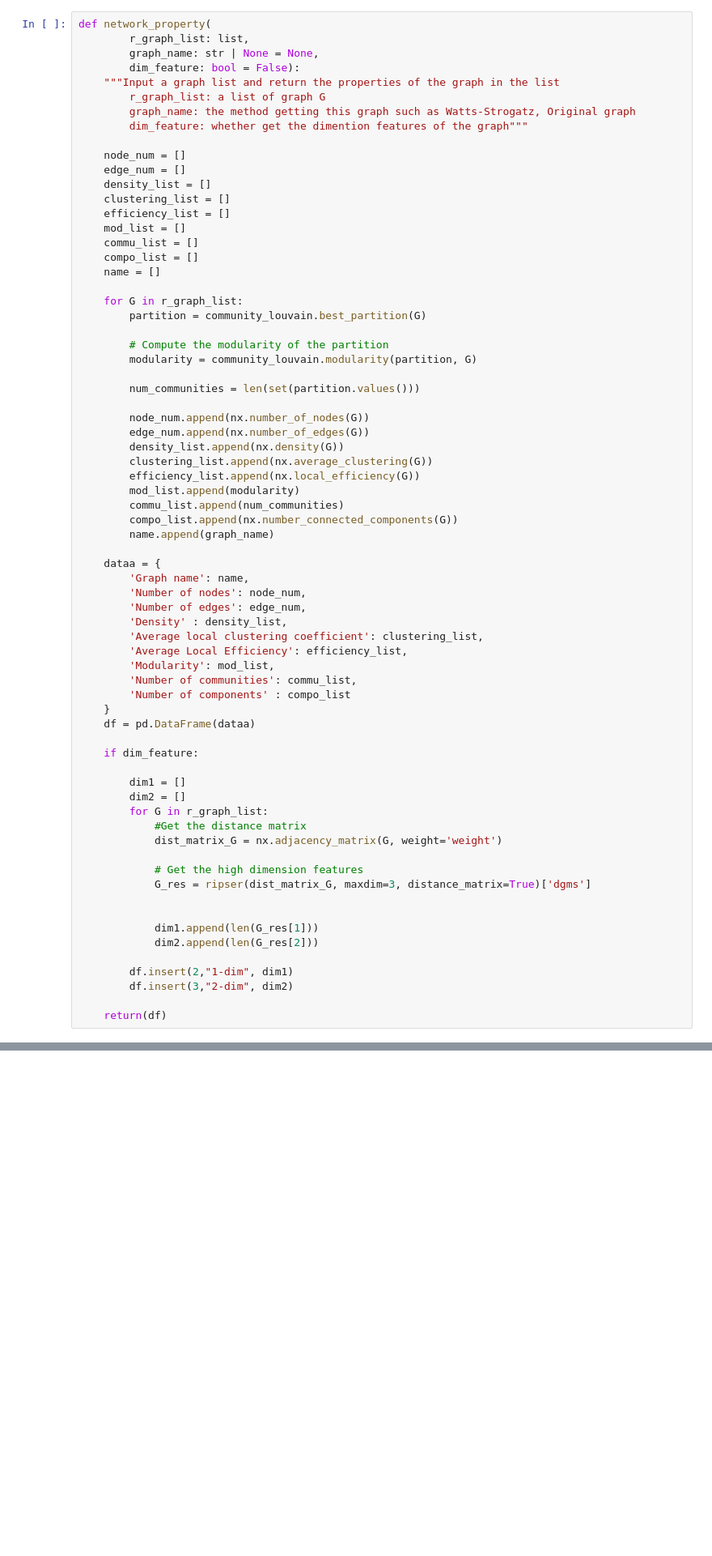
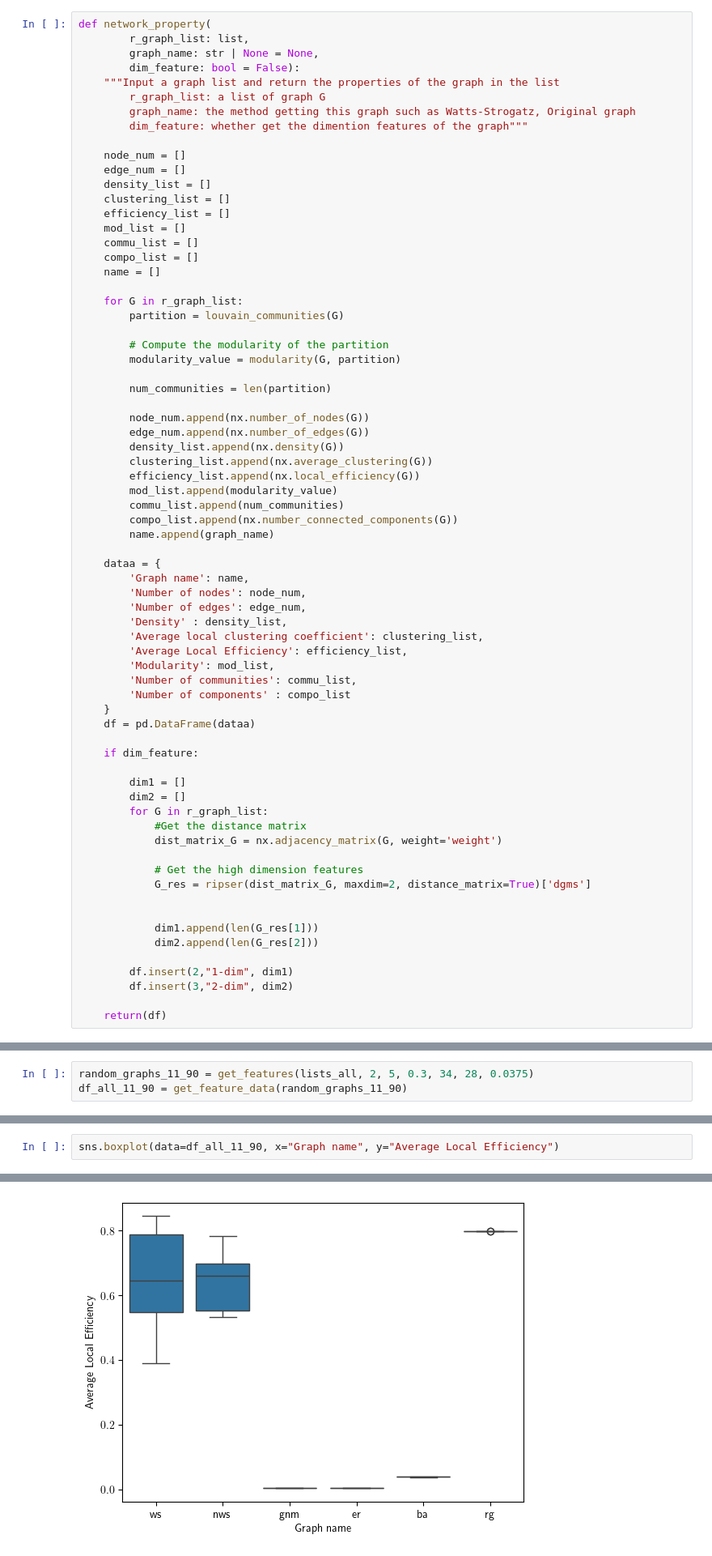
Before and after one commit to etscheelk/2024SummerTopo, a Jupyter notebook: Lucia/data-2.ipynb, the cells around one changed output, grey strips where cells are left out. Shown: that part at 81% size. Drawn from its saved outputs; the diff is of its cells as text; blank space fills up the shorter version.

```diff
--- a/Lucia/data-2.ipynb
+++ b/Lucia/data-2.ipynb
@@ -1116,19 +1287,19 @@ def network_property(
     name = []
 
     for G in r_graph_list:
-        partition = community_louvain.best_partition(G)
+        partition = louvain_communities(G)
 
         # Compute the modularity of the partition
-        modularity = community_louvain.modularity(partition, G)
+        modularity_value = modularity(G, partition)
 
-        num_communities = len(set(partition.values()))
+        num_communities = len(partition)
 
         node_num.append(nx.number_of_nodes(G))
         edge_num.append(nx.number_of_edges(G))
         density_list.append(nx.density(G))
         clustering_list.append(nx.average_clustering(G))
         efficiency_list.append(nx.local_efficiency(G))
-        mod_list.append(modularity)
+        mod_list.append(modularity_value)
         commu_list.append(num_communities)
         compo_list.append(nx.number_connected_components(G))
         name.append(graph_name)
@@ -1155,7 +1326,7 @@ def network_property(
             dist_matrix_G = nx.adjacency_matrix(G, weight='weight')
 
             # Get the high dimension features
-            G_res = ripser(dist_matrix_G, maxdim=3, distance_matrix=True)['dgms']
+            G_res = ripser(dist_matrix_G, maxdim=2, distance_matrix=True)['dgms']
 
 
             dim1.append(len(G_res[1]))
@@ -1840,0 +2073,3 @@ sns.boxplot(data=df_dist_all, x="Group", y="Distance", hue="Names")
+# %%
+random_graphs_11_90 = get_features(lists_all, 2, 5, 0.3, 34, 28, 0.0375)
+df_all_11_90 = get_feature_data(random_graphs_11_90)
@@ -1840,0 +2079,3 @@ sns.boxplot(data=df_dist_all, x="Group", y="Distance", hue="Names")
+# %%
+sns.boxplot(data=df_all_11_90, x="Graph name", y="Average Local Efficiency")
+# %% [output]
@@ -1840,0 +2083 @@ sns.boxplot(data=df_dist_all, x="Group", y="Distance", hue="Names")
+[figure, added]
```
Also changed, not shown: parts of 44 cells of this notebook.
